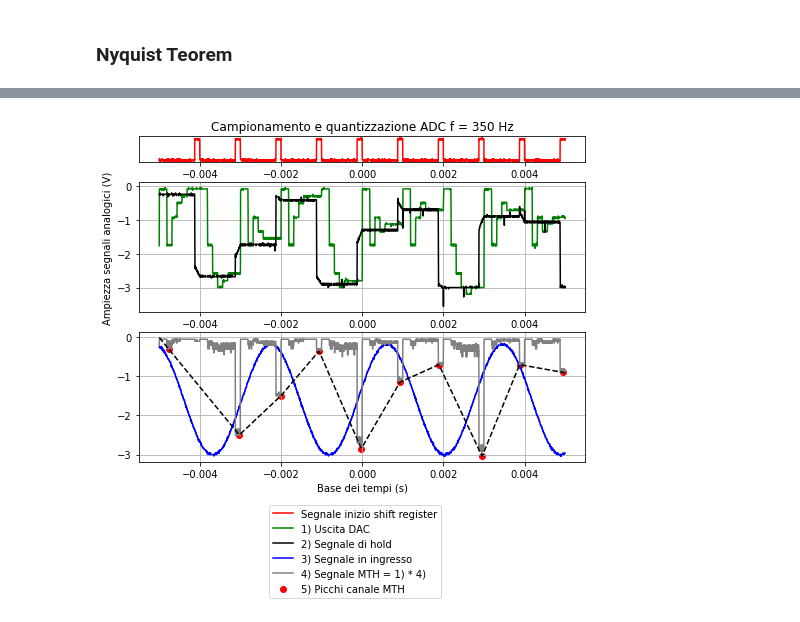
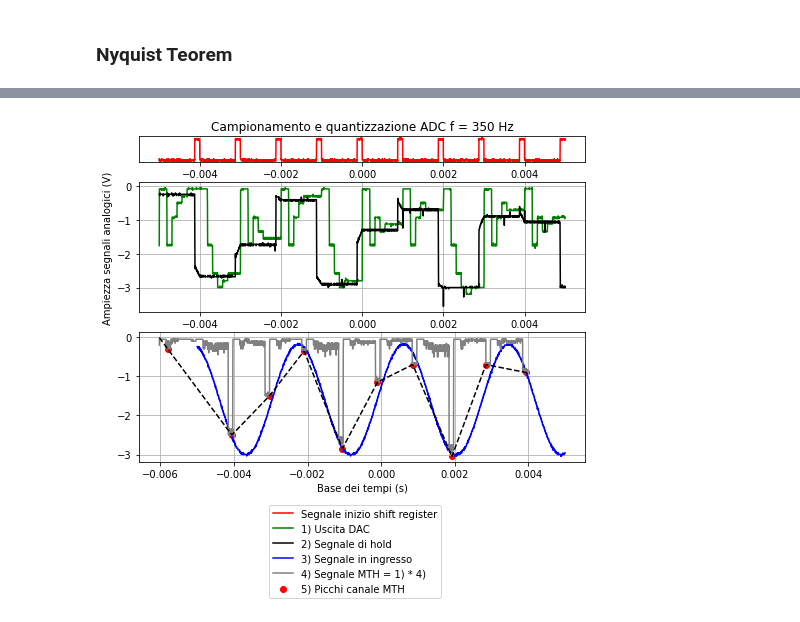
Before and after one commit to valeriopagliarino/Electronics-2021-UNITO-Public, a Jupyter notebook: analysis/3_Peak_dectection.ipynb, the cells around one changed output, grey strips where cells are left out. Saved outputs shown, nothing was run; the diff lists cells and outputs as text; code cells hidden in the pictures.

```diff
--- a/analysis/3_Peak_dectection.ipynb
+++ b/analysis/3_Peak_dectection.ipynb
@@ -276,6 +283,8 @@ ch3_f = openTek(filePrefix + s+"CH3.CSV")['Data'].to_numpy().transpose()
 ch4_f = openTek(filePrefix + s+"CH4.CSV")['Data'].to_numpy().transpose()
 mth_f = openTek(filePrefix + s+"MTH.CSV")['Data'].to_numpy().transpose()
 
+sf = 0.00103
+
 ch1_t = ch1_f[0]
 ch1_s = ch1_f[1]
 ch2_t = ch2_f[0]
@@ -284,7 +293,7 @@ ch3_t = ch3_f[0]
 ch3_s = ch3_f[1]
 ch4_t = ch4_f[0]
 ch4_s = ch4_f[1]
-mth_t = mth_f[0]
+mth_t = mth_f[0]-sf
 mth_s = mth_f[1]/ch2_s.max()
 
 p = list(scipy.signal.find_peaks(mth_s * -1., distance=200))[0]
@@ -293,34 +302,34 @@ p_ok = [ 58,  493,    749,
        2158,  2405, 2449, 2489]
 xint = np.linspace(mth_t.min(), mth_t.max(), 500)
 spl = make_interp_spline(mth_t[p], mth_s[p], k=1)  # type: BSpline
 interp = spl(xint)
 
 
 gs_kw = dict(height_ratios=[1,5,5])
 fig, ax = plt.subplots(nrows = 3, ncols = 1, figsize = (8, 6), gridspec_kw=gs_kw)
 
 ax[0].axes.yaxis.set_visible(False)
 ax[0].set(title = "Campionamento e quantizzazione ADC f = 350 Hz")
 ax[1].plot(ch1_t, ch1_s, color = "green", label = "1) Uscita DAC") #Campionamento all bits
 ax[1].plot(ch3_t, ch3_s, color = "black", label="2) Segnale di hold")
 ax[2].plot(ch4_t, ch4_s, color = "blue", label="3) Segnale in ingresso")
 ax[2].plot(mth_t, mth_s, color = "grey", label="4) Segnale MTH = 1) * 4)")
 
 ax[2].scatter(mth_t[p], mth_s[p], color = "red",label = "5) Picchi canale MTH")
 ax[2].plot(xint, interp, color = "black", linestyle = "--")
 
 ax[0].plot(ch2_t, ch2_s/5, color = "red", label = "Segnale inizio shift register")
 ax[0].grid()
 ax[1].grid()
 ax[2].grid()
 
 ax[-1].set(xlabel = "Base dei tempi (s)")
 ax[1].set(ylabel = "Ampiezza segnali analogici (V)")
 fig.legend(loc = "lower center", bbox_to_anchor = (0.5, -0.2))
 
 plt.savefig(f"{OUTPUTDIR}/campionamento_350Hz.pdf")
 # %% [output]
-[figure, old version]
+[figure, new version]
 # %%
 s = '20'
 filePrefix = f"{DATADIR}/2-11-21/ALL00"+s+"/F00"
```
Also changed, not shown: parts of 5 cells of this notebook, 20 other files.
